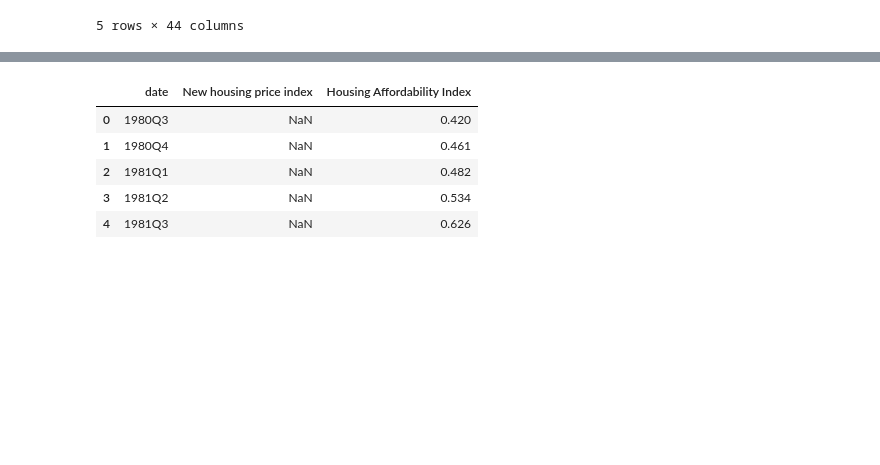
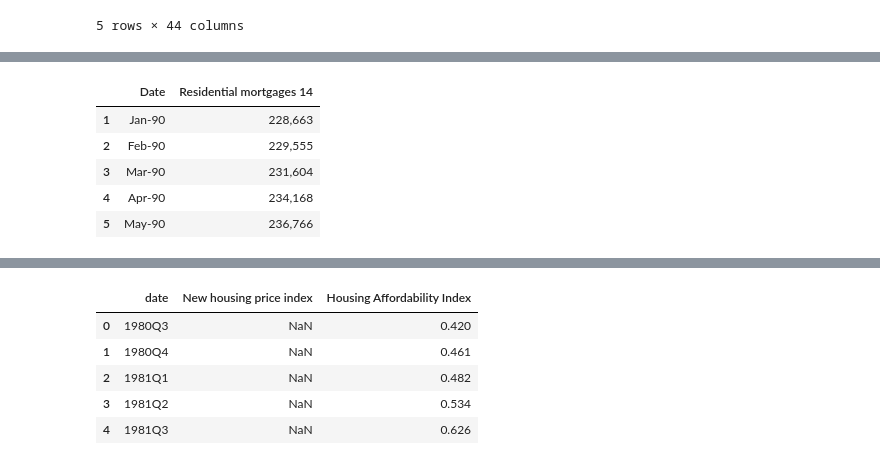
Before and after one commit to benjaminweymouth/Housing-Market-Forecasting-Time-Series-Analysis, a Jupyter notebook: Python Code/Qualitative_Multivariate Time Series.ipynb, the cells around one changed output, grey strips where cells are left out. Cells and saved outputs as stored; diff of their text form; code cells hidden in the pictures; blank space fills up the shorter version.

```diff
--- a/Python Code/Qualitative_Multivariate Time Series.ipynb
+++ b/Python Code/Qualitative_Multivariate Time Series.ipynb
@@ -53,3 +69,7 @@ res_mortgage_transp.head()
 | Mar-90 | 122,358 | 78,386 | 31,878 | 0 | 8,728 | 5,841 | 1,330 | 16,828 | 15,111 | 43,972 | ... | ... |
 | Apr-90 | 122,922 | 78,566 | 32,099 | 0 | 8,883 | 5,989 | 1,383 | 16,630 | 14,965 | 44,356 | ... | ... |
 5 rows × 44 columns
+# %%
+# Drop unwanted columns
+res_mortgage_transp = res_mortgage_transp.truncate(before='35', after='35', axis=1)
+res_mortgage_transp.head()
@@ -55,0 +83,14 @@ res_mortgage_transp.head()
+# %%
+# Reset index and change headers
+res_mortgage_transp = res_mortgage_transp.reset_index(drop=False)
+new_header = res_mortgage_transp.iloc[0] #grab the first row for the header
+res_mortgage_transp = res_mortgage_transp[1:] #take the data less the header row
+res_mortgage_transp.columns = new_header #set the header row as the dataframe header
+res_mortgage_transp.head()
+# %% [output]
+|  | Date | Residential mortgages 14 |
+| 1 | Jan-90 | 228,663 |
+| 2 | Feb-90 | 229,555 |
+| 3 | Mar-90 | 231,604 |
+| 4 | Apr-90 | 234,168 |
+| 5 | May-90 | 236,766 |
```
Also changed, not shown: parts of 6 cells of this notebook.
